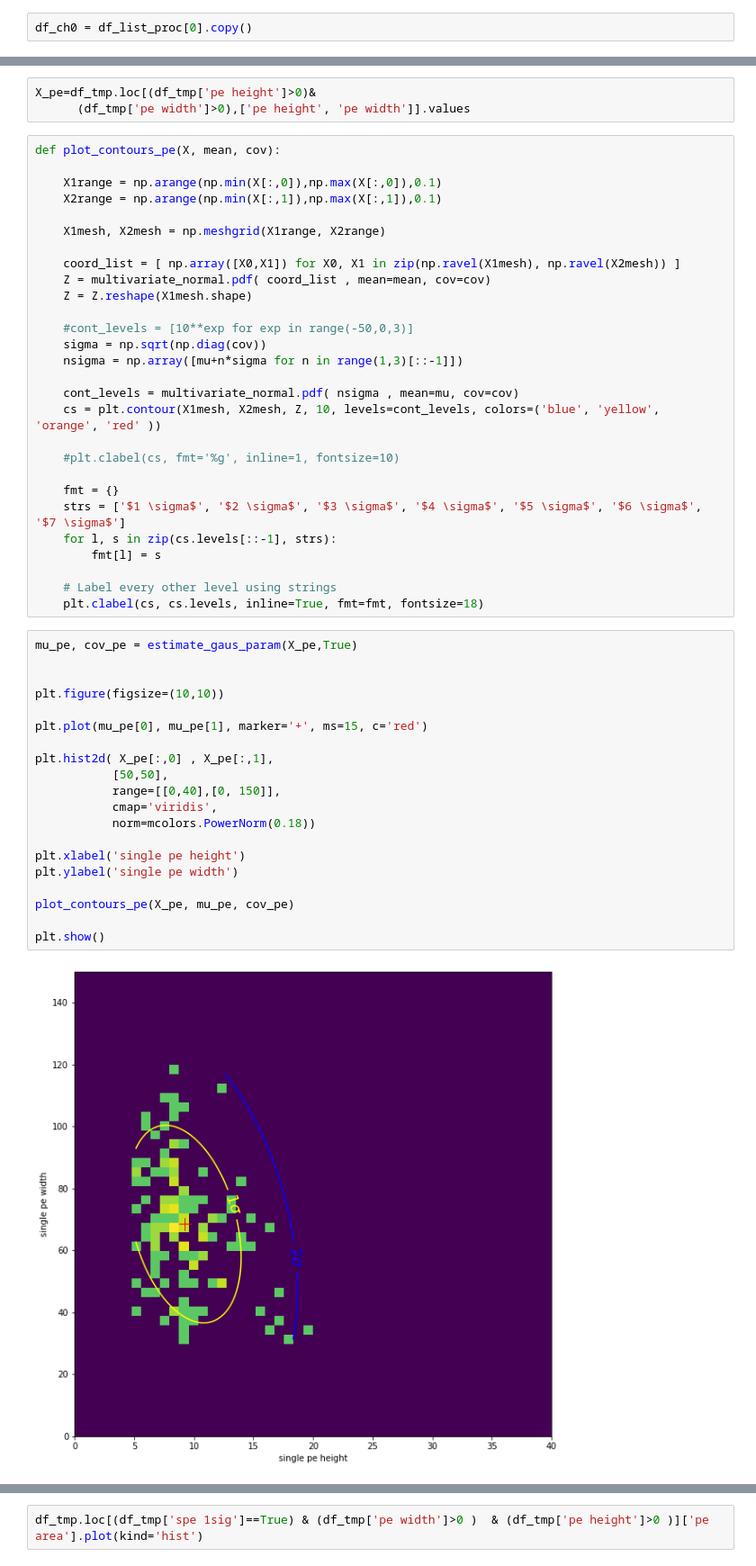
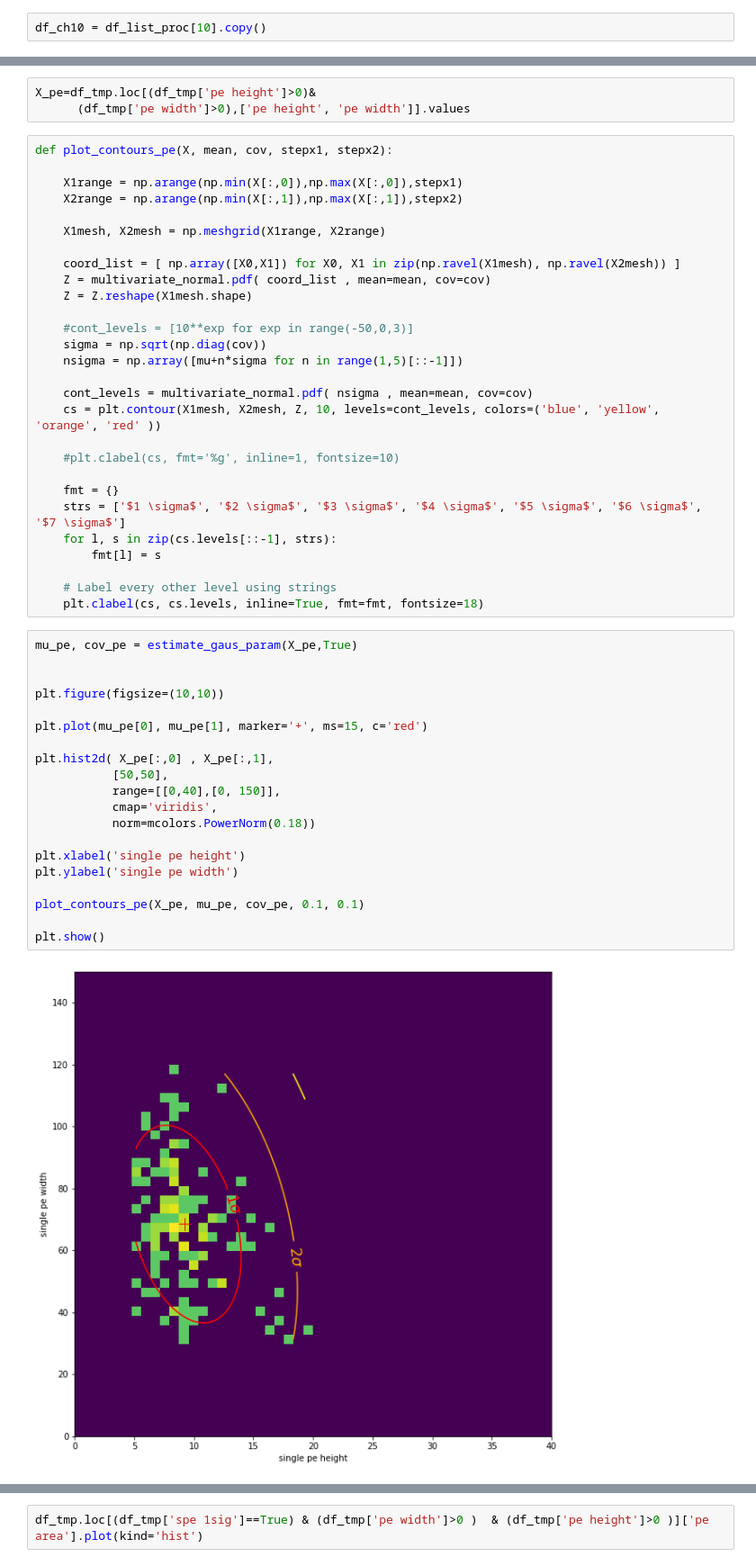
Before and after one commit to stbordoni/Arapuca, a Jupyter notebook: RoutineArapucaDraft.ipynb, the cells around one changed output, grey strips where cells are left out. Shown at 90% size. Cells and saved outputs as stored; diff of their text form.

```diff
--- a/RoutineArapucaDraft.ipynb
+++ b/RoutineArapucaDraft.ipynb
@@ -101,4 +101,4 @@ preparing dataframe for channel :  12
 done!
 preprocessing done!
 # %%
-df_ch0 = df_list_proc[0].copy()
+df_ch10 = df_list_proc[10].copy()
@@ -274,10 +342,10 @@ plt.show()
 X_pe=df_tmp.loc[(df_tmp['pe height']>0)&
       (df_tmp['pe width']>0),['pe height', 'pe width']].values
 # %%
-def plot_contours_pe(X, mean, cov):
+def plot_contours_pe(X, mean, cov, stepx1, stepx2):
 
-    X1range = np.arange(np.min(X[:,0]),np.max(X[:,0]),0.1)
-    X2range = np.arange(np.min(X[:,1]),np.max(X[:,1]),0.1)
+    X1range = np.arange(np.min(X[:,0]),np.max(X[:,0]),stepx1)
+    X2range = np.arange(np.min(X[:,1]),np.max(X[:,1]),stepx2)
 
     X1mesh, X2mesh = np.meshgrid(X1range, X2range)
 
@@ -287,9 +355,9 @@ def plot_contours_pe(X, mean, cov):
 
     #cont_levels = [10**exp for exp in range(-50,0,3)]
     sigma = np.sqrt(np.diag(cov))
-    nsigma = np.array([mu+n*sigma for n in range(1,3)[::-1]])
+    nsigma = np.array([mu+n*sigma for n in range(1,5)[::-1]])
 
-    cont_levels = multivariate_normal.pdf( nsigma , mean=mu, cov=cov)
+    cont_levels = multivariate_normal.pdf( nsigma , mean=mean, cov=cov)
     cs = plt.contour(X1mesh, X2mesh, Z, 10, levels=cont_levels, colors=('blue', 'yellow', 'orange', 'red' ))
 
     #plt.clabel(cs, fmt='%g', inline=1, fontsize=10)
@@ -304,22 +372,22 @@ def plot_contours_pe(X, mean, cov):
 # %%
 mu_pe, cov_pe = estimate_gaus_param(X_pe,True)
 
 
 plt.figure(figsize=(10,10))
 
 plt.plot(mu_pe[0], mu_pe[1], marker='+', ms=15, c='red')
 
 plt.hist2d( X_pe[:,0] , X_pe[:,1],
            [50,50],
            range=[[0,40],[0, 150]],
            cmap='viridis',
            norm=mcolors.PowerNorm(0.18))
 
 plt.xlabel('single pe height')
 plt.ylabel('single pe width')
 
-plot_contours_pe(X_pe, mu_pe, cov_pe)
+plot_contours_pe(X_pe, mu_pe, cov_pe, 0.1, 0.1)
 
 plt.show()
 # %% [output]
-[figure, old version]
+[figure, new version]
```
Also changed, not shown: parts of 17 cells of this notebook, 2 other files.
